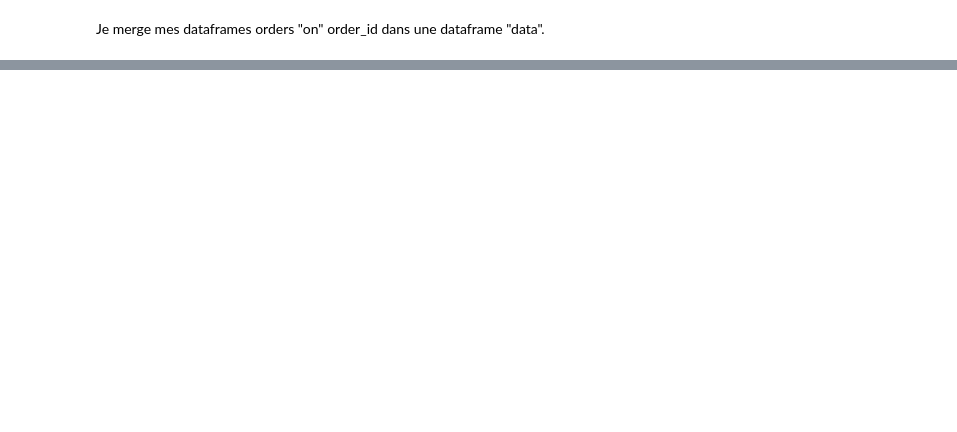
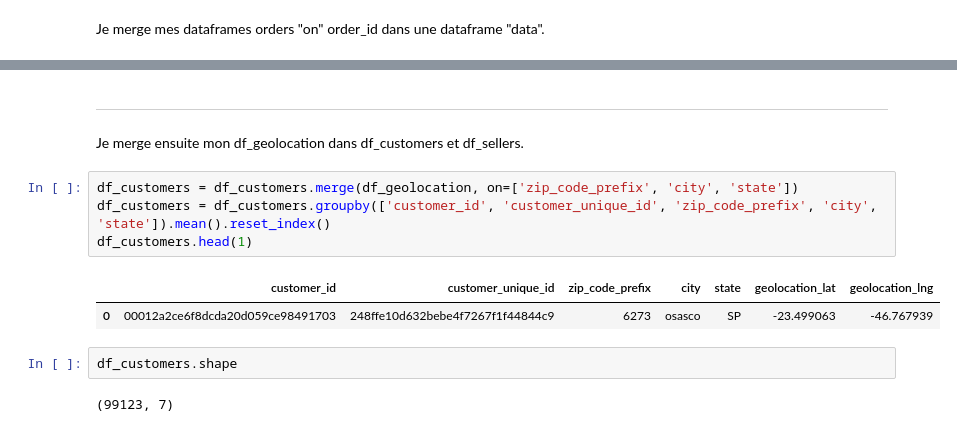
Before and after one commit to subut0n/marketing_segmentation, a Jupyter notebook: segmentation_eda.ipynb, the cells around one changed output, grey strips where cells are left out. Saved outputs shown, nothing was run; the diff lists cells and outputs as text; blank space fills up the shorter version.

```diff
--- a/segmentation_eda.ipynb
+++ b/segmentation_eda.ipynb
@@ -187,0 +258,14 @@ df_geolocation.head(1)
+# %% [markdown]
+---
+Je merge ensuite mon df_geolocation dans df_customers et df_sellers.
+# %%
+df_customers = df_customers.merge(df_geolocation, on=['zip_code_prefix', 'city', 'state'])
+df_customers = df_customers.groupby(['customer_id', 'customer_unique_id', 'zip_code_prefix', 'city', 'state']).mean().reset_index()
+df_customers.head(1)
+# %% [output]
+|  | customer_id | customer_unique_id | zip_code_prefix | city | state | geolocation_lat | geolocation_lng |
+| 0 | 00012a2ce6f8dcda20d059ce98491703 | 248ffe10d632bebe4f7267f1f44844c9 | 6273 | osasco | SP | -23.499063 | -46.767939 |
+# %%
+df_customers.shape
+# %% [output]
+(99123, 7)
```
Also changed, not shown: parts of 30 cells of this notebook.
